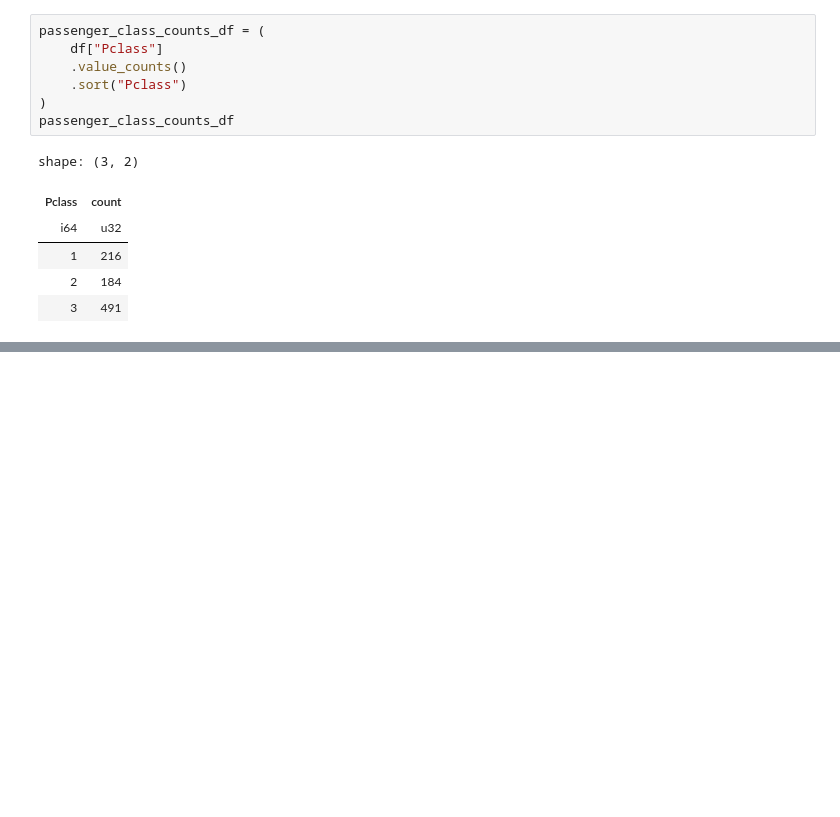
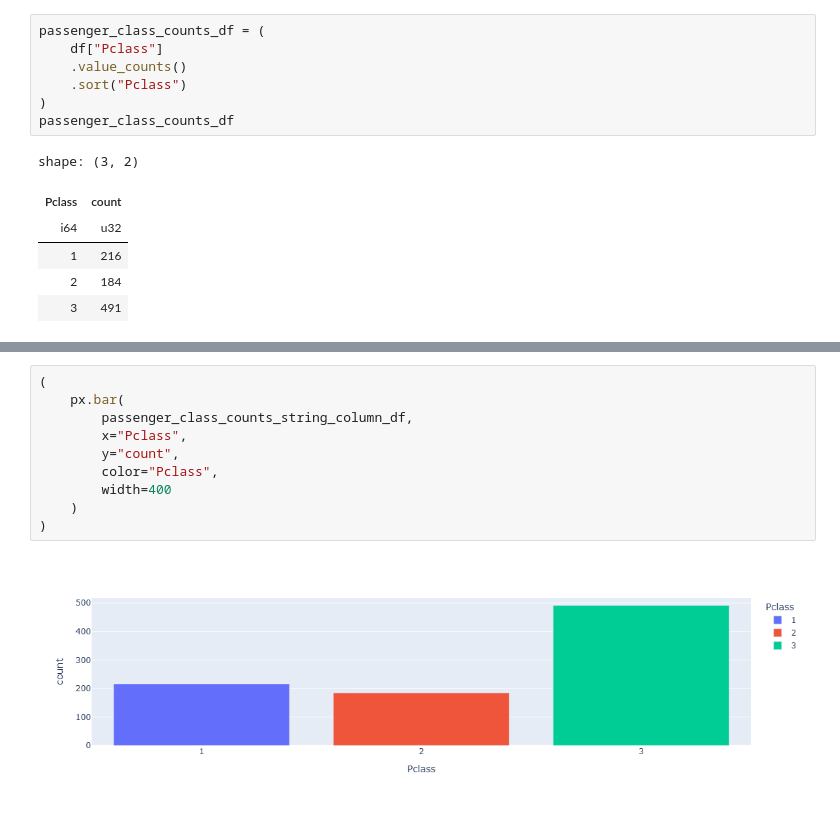
Before and after one commit to yukikitayama/data-analysis, a Jupyter notebook: polars/visualization.ipynb, the cells around one changed output, grey strips where cells are left out. Saved outputs shown, nothing was run; the diff lists cells and outputs as text; blank space fills up the shorter version.

```diff
--- a/polars/visualization.ipynb
+++ b/polars/visualization.ipynb
@@ -49,0 +281,12 @@ ModuleUpgradeRequiredError: altair>=5.4.0 is required for `.plot`
+# %%
+(
+    px.bar(
+        passenger_class_counts_string_column_df,
+        x="Pclass",
+        y="count",
+        color="Pclass",
+        width=400
+    )
+)
+# %% [output]
+[figure, added]
```
Also changed, not shown: parts of 17 cells of this notebook, 2 other files.
